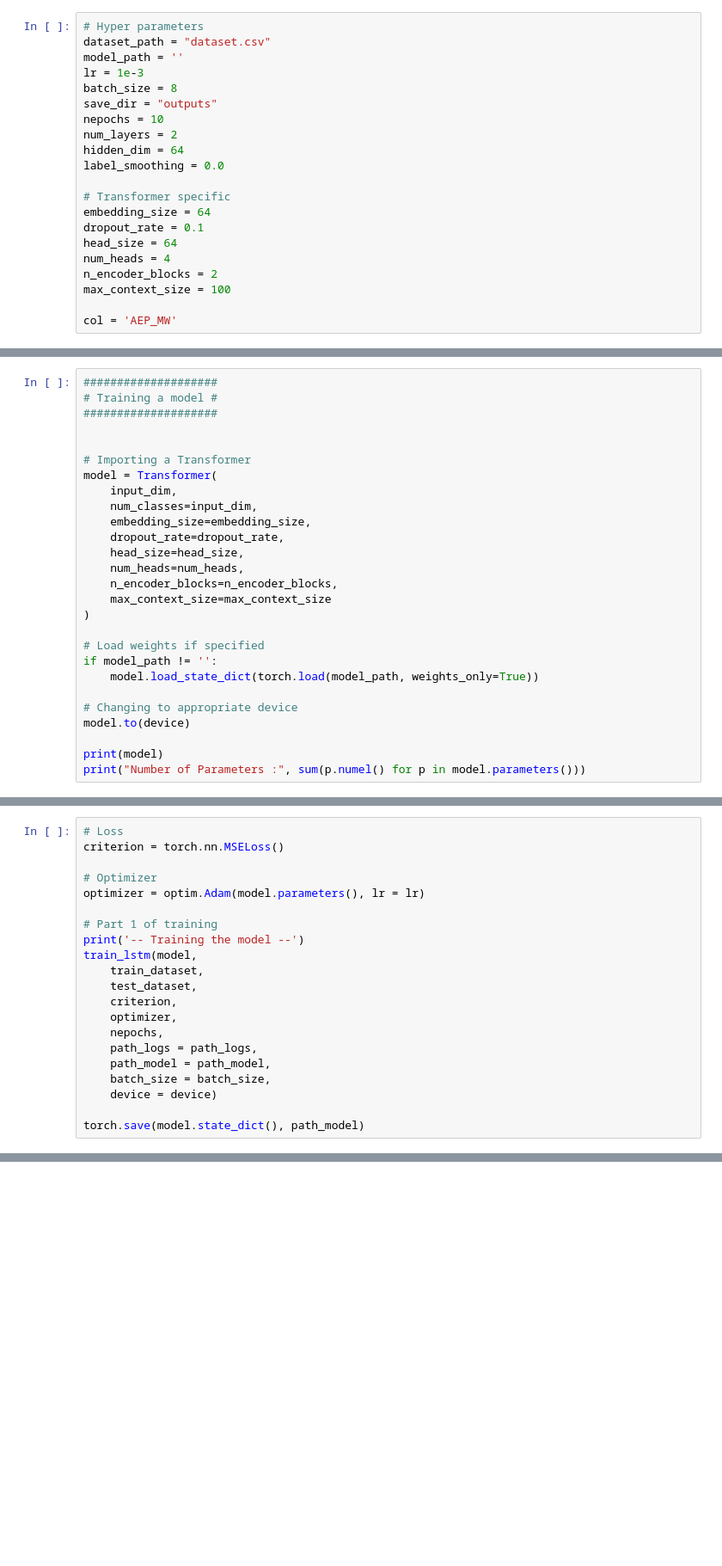
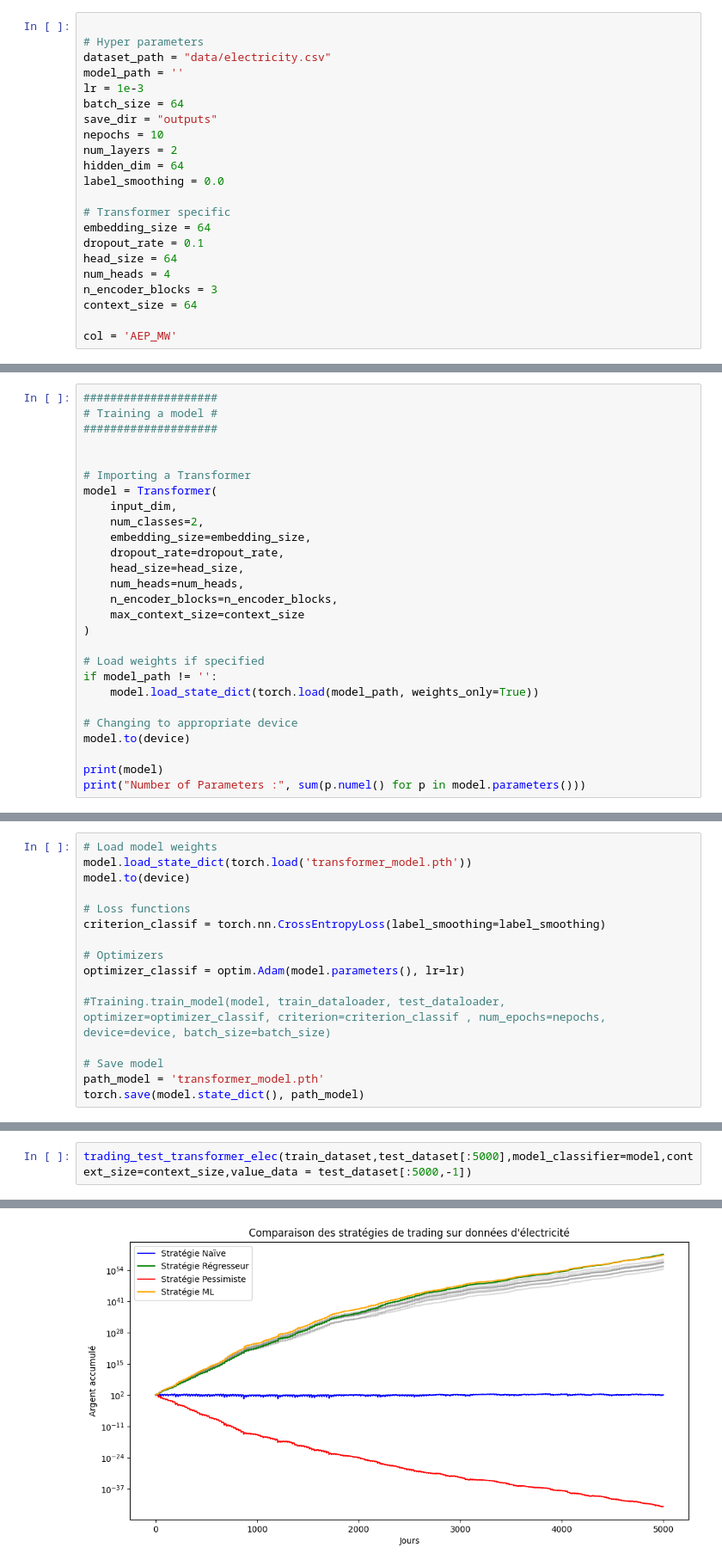
Before and after one commit to Brebou/Deep_Trading, a Jupyter notebook: transformer_electricity_training.ipynb, the cells around one changed output, grey strips where cells are left out. Shown at 86% size. Drawn from its saved outputs; the diff is of its cells as text; blank space fills up the shorter version.

Commit message:
commit elec trading

```diff
--- a/transformer_electricity_training.ipynb
+++ b/transformer_electricity_training.ipynb
@@ -22,9 +42,10 @@ from train_model import *
 # %%
+
 # Hyper parameters
-dataset_path = "dataset.csv"
+dataset_path = "data/electricity.csv"
 model_path = ''
 lr = 1e-3
-batch_size = 8
+batch_size = 64
 save_dir = "outputs"
 nepochs = 10
 num_layers = 2
@@ -36,8 +57,8 @@ embedding_size = 64
 dropout_rate = 0.1
 head_size = 64
 num_heads = 4
-n_encoder_blocks = 2
-max_context_size = 100
+n_encoder_blocks = 3
+context_size = 64
 
 col = 'AEP_MW'
 # %%
@@ -105,13 +159,13 @@ print('n_features :', input_dim)
 # Importing a Transformer
 model = Transformer(
     input_dim,
-    num_classes=input_dim,
+    num_classes=2,
     embedding_size=embedding_size,
     dropout_rate=dropout_rate,
     head_size=head_size,
     num_heads=num_heads,
     n_encoder_blocks=n_encoder_blocks,
-    max_context_size=max_context_size
+    max_context_size=context_size
 )
 
 # Load weights if specified
@@ -126,21 +198,16 @@ print("Number of Parameters :", sum(p.numel() for p in model.parameters()))
 # %%
-# Loss
-criterion = torch.nn.MSELoss()
+# Load model weights
+model.load_state_dict(torch.load('transformer_model.pth'))
+model.to(device)
 
-# Optimizer
-optimizer = optim.Adam(model.parameters(), lr = lr)
+# Loss functions
+criterion_classif = torch.nn.CrossEntropyLoss(label_smoothing=label_smoothing)
 
-# Part 1 of training
-print('-- Training the model --')
-train_lstm(model,
-    train_dataset,
-    test_dataset,
-    criterion,
-    optimizer,
-    nepochs,
-    path_logs = path_logs,
-    path_model = path_model,
-    batch_size = batch_size,
-    device = device)
+# Optimizers
+optimizer_classif = optim.Adam(model.parameters(), lr=lr)
 
+#Training.train_model(model, train_dataloader, test_dataloader, optimizer=optimizer_classif, criterion=criterion_classif , num_epochs=nepochs, device=device, batch_size=batch_size)
+
+# Save model
+path_model = 'transformer_model.pth'
 torch.save(model.state_dict(), path_model)
@@ -146,0 +222,3 @@ torch.save(model.state_dict(), path_model)
+# %%
+trading_test_transformer_elec(train_dataset,test_dataset[:5000],model_classifier=model,context_size=context_size,value_data = test_dataset[:5000,-1])
+# %% [output]
@@ -146,0 +227 @@ torch.save(model.state_dict(), path_model)
+[figure, added]
```
Also changed, not shown: parts of 6 cells of this notebook, 26 other files.
